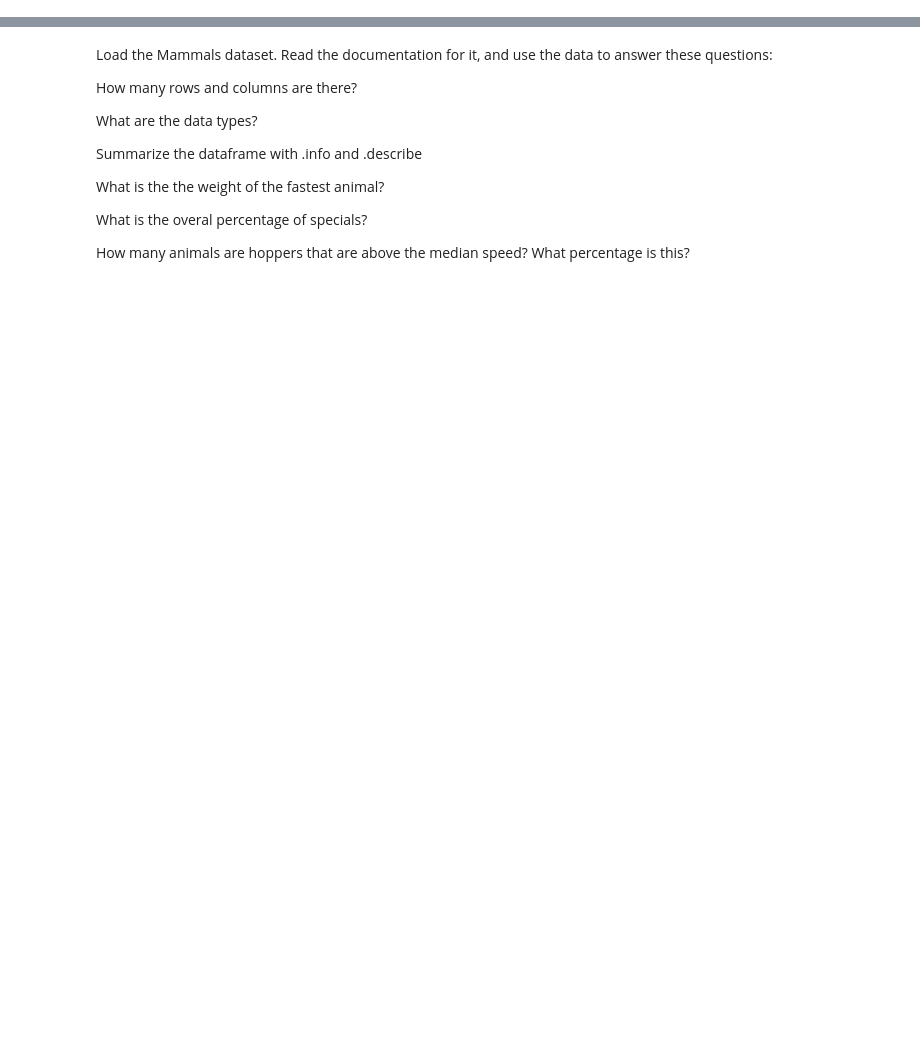
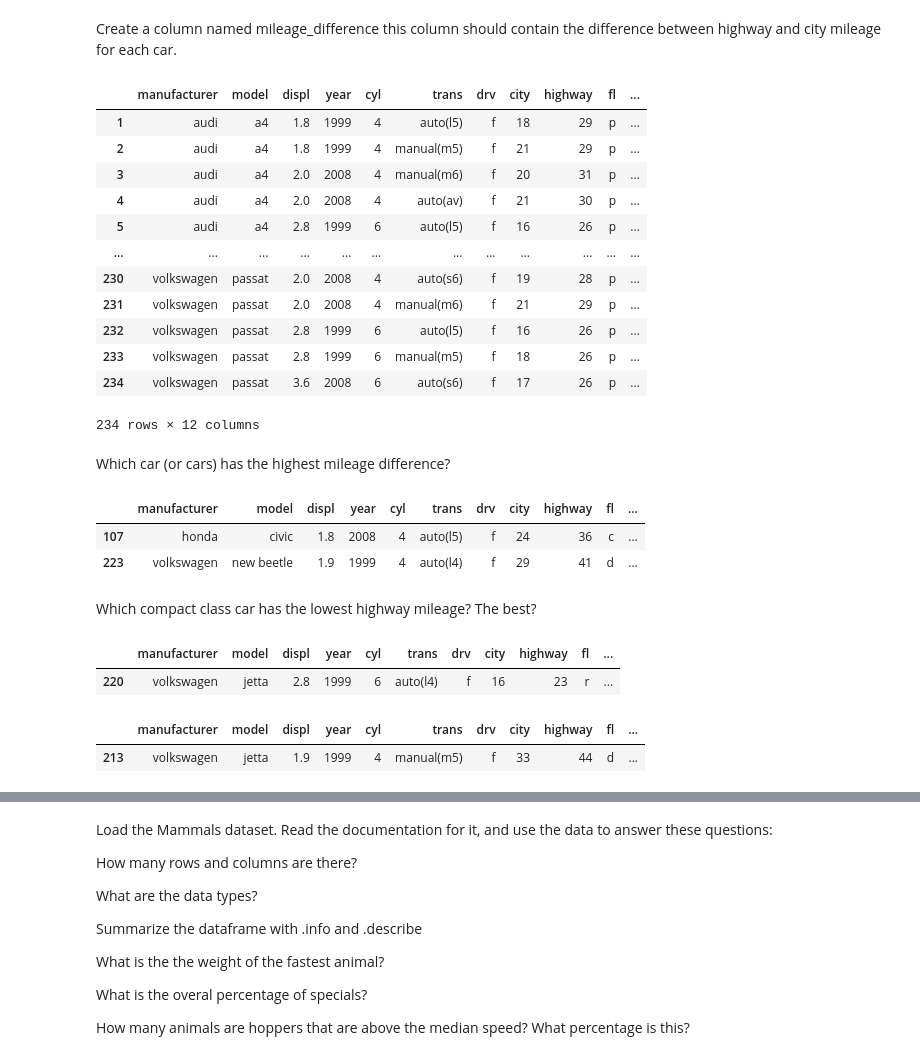
Before and after one commit to Olivert75/numpy-pandas-visualization-exercises, a Jupyter notebook: dataframes.ipynb, the cells around one changed output, grey strips where cells are left out. Drawn from its saved outputs; the diff is of its cells as text; code cells hidden in the pictures; blank space fills up the shorter version.

```diff
--- a/dataframes.ipynb
+++ b/dataframes.ipynb
@@ -48,0 +233,40 @@ Which dodge car has the best average mileage? The worst?
+# %% [markdown]
+Create a column named mileage_difference this column should contain the difference between highway and city
+mileage for each car.
+# %%
+mpg['mileage_difference'] = mpg['highway'] - mpg['city']
+mpg
+# %% [output]
+|  | manufacturer | model | displ | year | cyl | trans | drv | city | highway | fl | ... |
+| 1 | audi | a4 | 1.8 | 1999 | 4 | auto(l5) | f | 18 | 29 | p | ... |
+| 2 | audi | a4 | 1.8 | 1999 | 4 | manual(m5) | f | 21 | 29 | p | ... |
+| 3 | audi | a4 | 2.0 | 2008 | 4 | manual(m6) | f | 20 | 31 | p | ... |
+| 4 | audi | a4 | 2.0 | 2008 | 4 | auto(av) | f | 21 | 30 | p | ... |
+| 5 | audi | a4 | 2.8 | 1999 | 6 | auto(l5) | f | 16 | 26 | p | ... |
+| ... | ... | ... | ... | ... | ... | ... | ... | ... | ... | ... | ... |
+| 230 | volkswagen | passat | 2.0 | 2008 | 4 | auto(s6) | f | 19 | 28 | p | ... |
+| 231 | volkswagen | passat | 2.0 | 2008 | 4 | manual(m6) | f | 21 | 29 | p | ... |
+| 232 | volkswagen | passat | 2.8 | 1999 | 6 | auto(l5) | f | 16 | 26 | p | ... |
+| 233 | volkswagen | passat | 2.8 | 1999 | 6 | manual(m5) | f | 18 | 26 | p | ... |
+| 234 | volkswagen | passat | 3.6 | 2008 | 6 | auto(s6) | f | 17 | 26 | p | ... |
+234 rows × 12 columns
+# %% [markdown]
+Which car (or cars) has the highest mileage difference?
+# %%
+mpg.nlargest(1, 'mileage_difference', keep ='all')
+# %% [output]
+|  | manufacturer | model | displ | year | cyl | trans | drv | city | highway | fl | ... |
+| 107 | honda | civic | 1.8 | 2008 | 4 | auto(l5) | f | 24 | 36 | c | ... |
+| 223 | volkswagen | new beetle | 1.9 | 1999 | 4 | auto(l4) | f | 29 | 41 | d | ... |
+# %% [markdown]
+Which compact class car has the lowest highway mileage? The best?
+# %%
+mpg[mpg['class'] == 'compact'].nsmallest(1, 'highway', keep ='all')
+# %% [output]
+|  | manufacturer | model | displ | year | cyl | trans | drv | city | highway | fl | ... |
+| 220 | volkswagen | jetta | 2.8 | 1999 | 6 | auto(l4) | f | 16 | 23 | r | ... |
+# %%
+mpg[mpg['class'] == 'compact'].nlargest(1, 'highway', keep ='all')
+# %% [output]
+|  | manufacturer | model | displ | year | cyl | trans | drv | city | highway | fl | ... |
+| 213 | volkswagen | jetta | 1.9 | 1999 | 4 | manual(m5) | f | 33 | 44 | d | ... |
```
Also changed, not shown: parts of 37 cells of this notebook.
